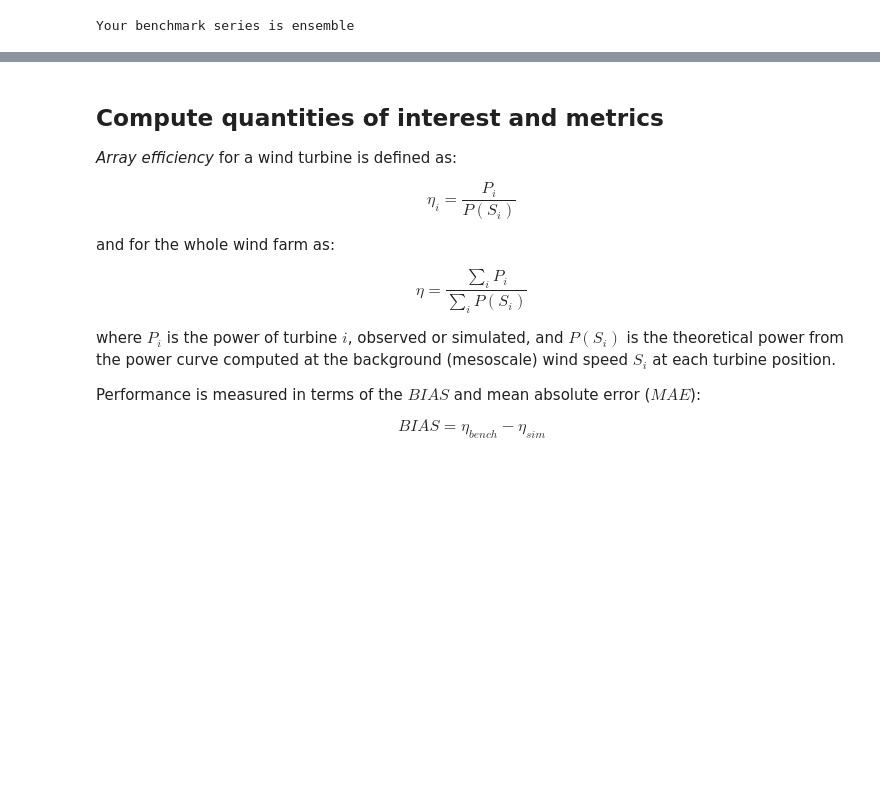
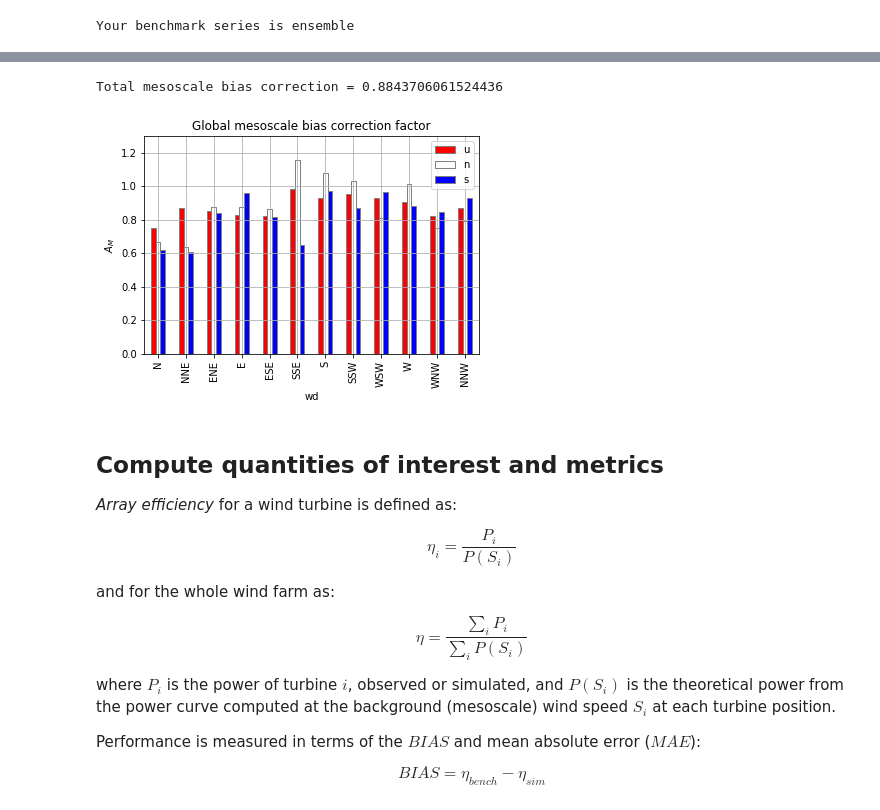
Before and after one commit to CENER-EPR/OWAbench, a Jupyter notebook: Rodsand2/Rodsand2_ArrayEfficiency.ipynb, the cells around one changed output, grey strips where cells are left out. Saved outputs shown, nothing was run; the diff lists cells and outputs as text; code cells hidden in the pictures; blank space fills up the shorter version.

```diff
--- a/Rodsand2/Rodsand2_ArrayEfficiency.ipynb
+++ b/Rodsand2/Rodsand2_ArrayEfficiency.ipynb
@@ -343,0 +325,17 @@ ax.grid()
+# %%
+# Average over all turbines to obtain the global mesoscale bias correction factor
+Am_global = Am.mean(axis=0)
+Am_global_df = Am_global.to_dataframe(name = 'Am').unstack()
+Am_global_df.columns = Am_global_df.columns.get_level_values(1)
+Am_global_df = Am_global_df[['u','n','s']]
+fig, ax = plt.subplots()
+Am_global_df.reindex(index = WDbins_label).plot.bar(grid=1, title = 'Global mesoscale bias correction factor', colormap = 'bwr_r', edgecolor = 'grey', ax=ax)
+ax.set_ylabel(r'$A_M$')
+ax.legend(['u', 'n', 's'], bbox_to_anchor=(1.0, 1.0));
+ax.set_ylim(0,1.3)
+
+Am_total = (Am_global_df*N_WDzL/N_WDzL.sum().sum()).sum().sum()
+print('Total mesoscale bias correction = '+ str(Am_total))
+# %% [output]
+Total mesoscale bias correction = 0.8843706061524436
+[figure, added]
```
Also changed, not shown: parts of 18 cells of this notebook, 9 other files.
